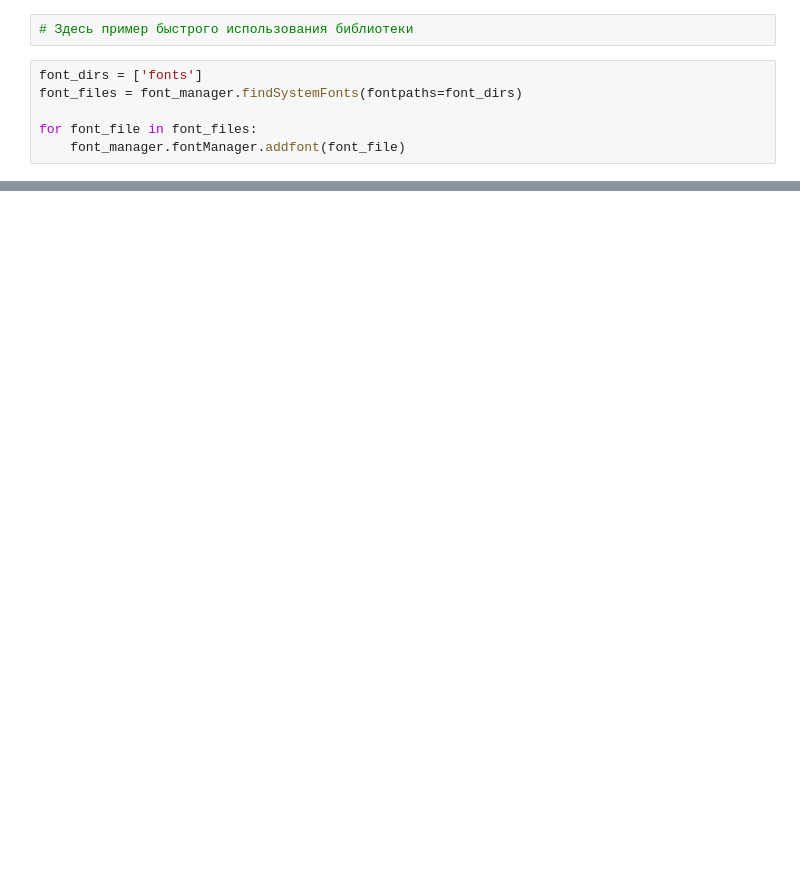
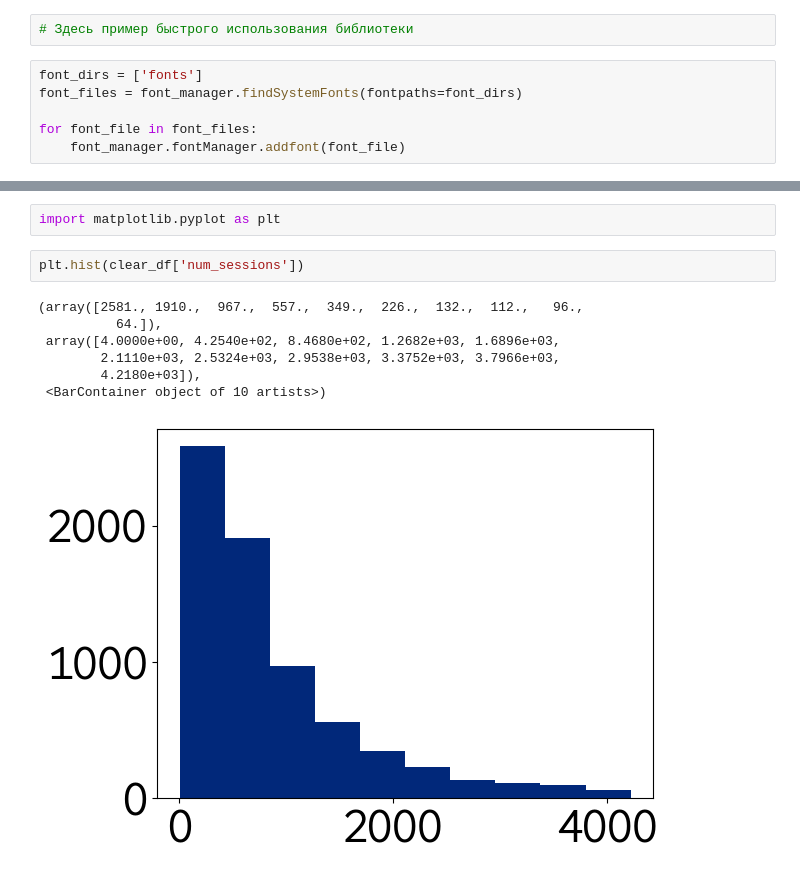
Before and after one commit to Selling-Pandas/SellPandas, a Jupyter notebook: test.ipynb, the cells around one changed output, grey strips where cells are left out. Drawn from its saved outputs; the diff is of its cells as text; blank space fills up the shorter version.

```diff
--- a/test.ipynb
+++ b/test.ipynb
@@ -64,3 +116,15 @@ n2a | n2e | n2b | n2f | n2i | n2p | BMGe1 | BMGe2
+# %%
+import matplotlib.pyplot as plt
+# %%
+plt.hist(clear_df['num_sessions'])
+# %% [output]
+(array([2581., 1910.,  967.,  557.,  349.,  226.,  132.,  112.,   96.,
+          64.]),
+ array([4.0000e+00, 4.2540e+02, 8.4680e+02, 1.2682e+03, 1.6896e+03,
+        2.1110e+03, 2.5324e+03, 2.9538e+03, 3.3752e+03, 3.7966e+03,
+        4.2180e+03]),
+ <BarContainer object of 10 artists>)
+[figure, added]
 # %%
 deleted
 # %% [output]
```
Also changed, not shown: parts of 13 cells of this notebook, 6 other files.
